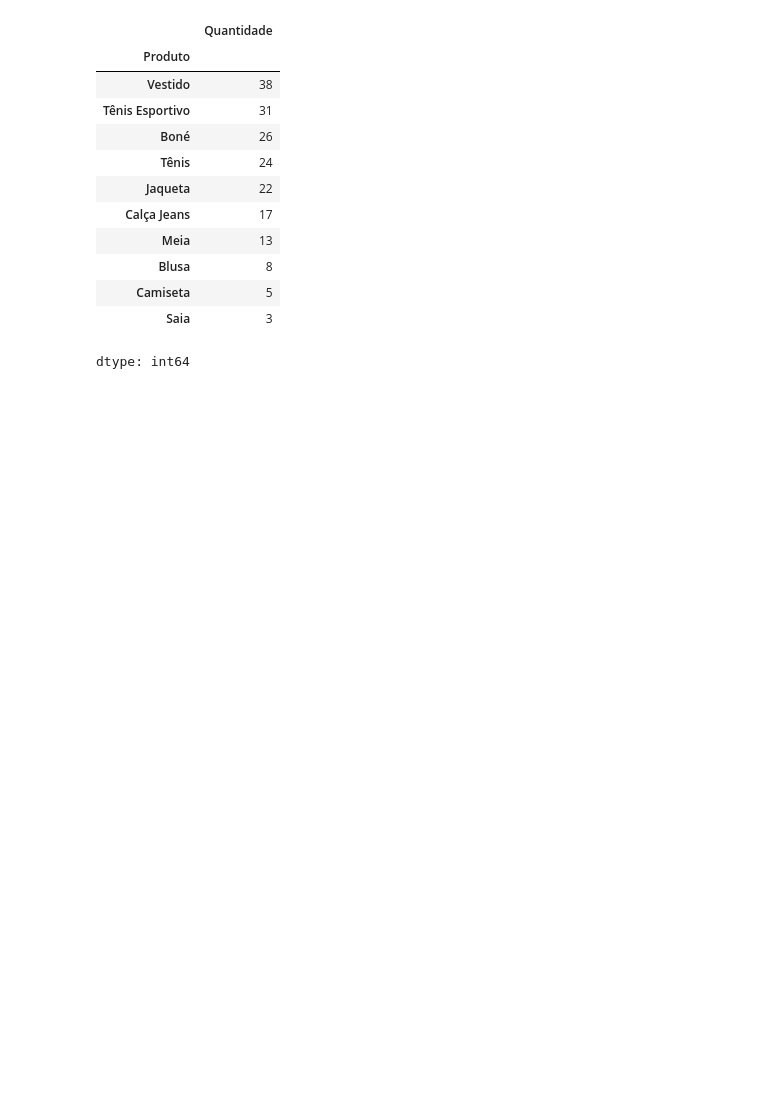
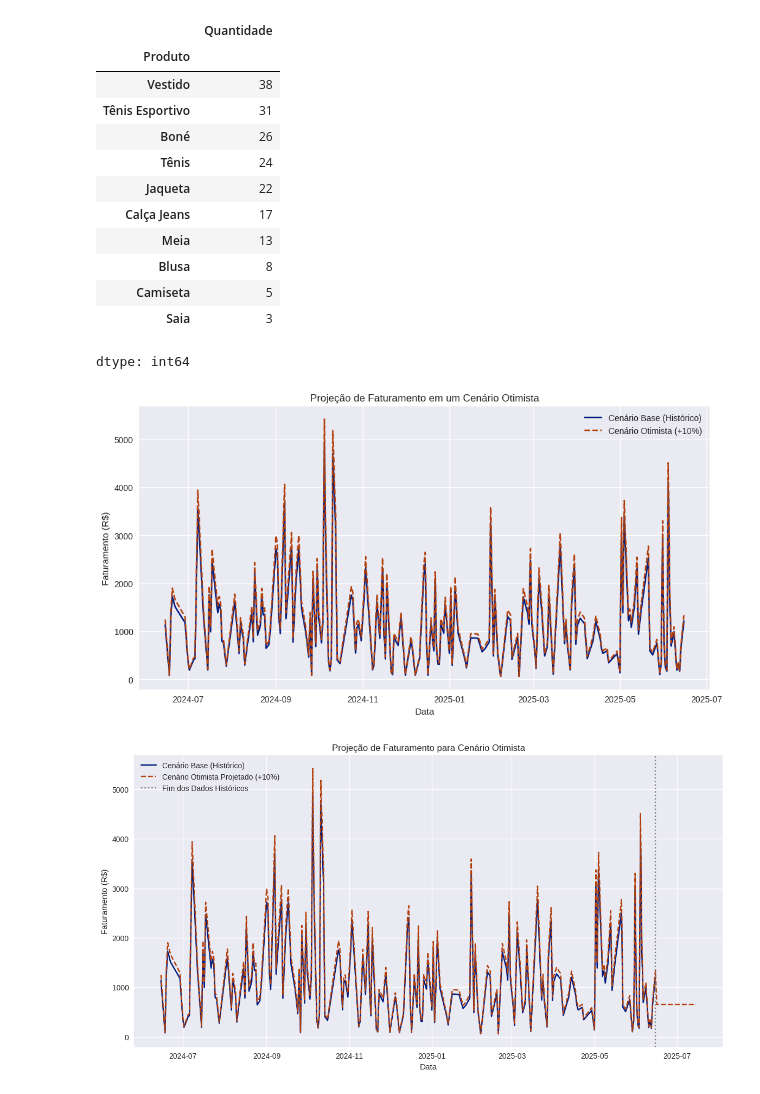
Before and after one commit to rennanbp/analise-vendas-loja, a Jupyter notebook: Análise_de_Vendas_de_Loja.ipynb, the cells around one changed output. Cells and saved outputs as stored; diff of their text form; code cells hidden in the pictures; blank space fills up the shorter version.

```diff
--- a/Análise_de_Vendas_de_Loja.ipynb
+++ b/Análise_de_Vendas_de_Loja.ipynb
@@ -271,3 +273,62 @@ Itens vendidos por Rafael:
 | Camiseta | 5 |
 | Saia | 3 |
 dtype: int64
+# %%
+import pandas as pd
+import matplotlib.pyplot as plt
+# Para projetar um cenário otimista, vamos assumir um crescimento percentual sobre o faturamento total ou faturamento diário.
+# Podemos, por exemplo, projetar um crescimento de 10% em todas as vendas futuras.
+
+# Calcular o faturamento diário base (do período histórico)
+faturamento_diario_base = df.groupby('Data')['Total'].sum().reset_index()
+faturamento_diario_base = faturamento_diario_base.rename(columns={'Data': 'ds', 'Total': 'y'})
+
+# Definir o crescimento otimista (ex: 10%)
+crescimento_otimista = 1.10 # Aumento de 10%
+
+# Criar dados para o cenário otimista aplicando o crescimento ao faturamento base
+faturamento_diario_otimista = faturamento_diario_base.copy()
+faturamento_diario_otimista['y_otimista'] = faturamento_diario_otimista['y'] * crescimento_otimista
+
+# Visualizar o cenário base vs. o cenário otimista
+plt.figure(figsize=(12, 6))
+plt.plot(faturamento_diario_base['ds'], faturamento_diario_base['y'], label='Cenário Base (Histórico)')
+plt.plot(faturamento_diario_otimista['ds'], faturamento_diario_otimista['y_otimista'], label=f'Cenário Otimista (+{(crescimento_otimista-1)*100:.0f}%)', linestyle='--')
+plt.title('Projeção de Faturamento em um Cenário Otimista')
+plt.xlabel('Data')
+plt.ylabel('Faturamento (R$)')
+plt.legend()
+plt.show()
+
+
+ultimo_dia = faturamento_diario_otimista['ds'].max()
+dias_para_projetar = 30 # Projetar 30 dias no futuro
+dias_futuros = pd.date_range(start=ultimo_dia + pd.Timedelta(days=1), periods=dias_para_projetar, freq='D')
+
+
+dias_media = 7 # Calcular a média dos últimos 7 dias
+faturamento_medio_recente = faturamento_diario_base['y'].tail(dias_media).mean()
+
+# Projetar os dias futuros com base na média recente e crescimento otimista
+projecao_futura_otimista = pd.DataFrame({
+    'ds': dias_futuros,
+    'y_otimista': faturamento_medio_recente * crescimento_otimista
+})
+
+# Combinar os dados históricos otimistas com a projeção futura otimista
+faturamento_cenario_otimista_completo = pd.concat([faturamento_diario_otimista[['ds', 'y_otimista']].rename(columns={'y_otimista': 'Total'}),
+                                                 projecao_futura_otimista.rename(columns={'y_otimista': 'Total'})])
+
+# Visualizar o cenário otimista (histórico + projeção)
+plt.figure(figsize=(14, 7))
+plt.plot(faturamento_diario_base['ds'], faturamento_diario_base['y'], label='Cenário Base (Histórico)')
+plt.plot(faturamento_cenario_otimista_completo['ds'], faturamento_cenario_otimista_completo['Total'], label=f'Cenário Otimista Projetado (+{(crescimento_otimista-1)*100:.0f}%)', linestyle='--')
+plt.axvline(x=ultimo_dia, color='gray', linestyle=':', label='Fim dos Dados Históricos')
+plt.title('Projeção de Faturamento para Cenário Otimista')
+plt.xlabel('Data')
+plt.ylabel('Faturamento (R$)')
+plt.legend()
+plt.show()
+# %% [output]
+[figure, added]
+[figure, added]
```
Also changed, not shown: parts of 1 cell of this notebook.
